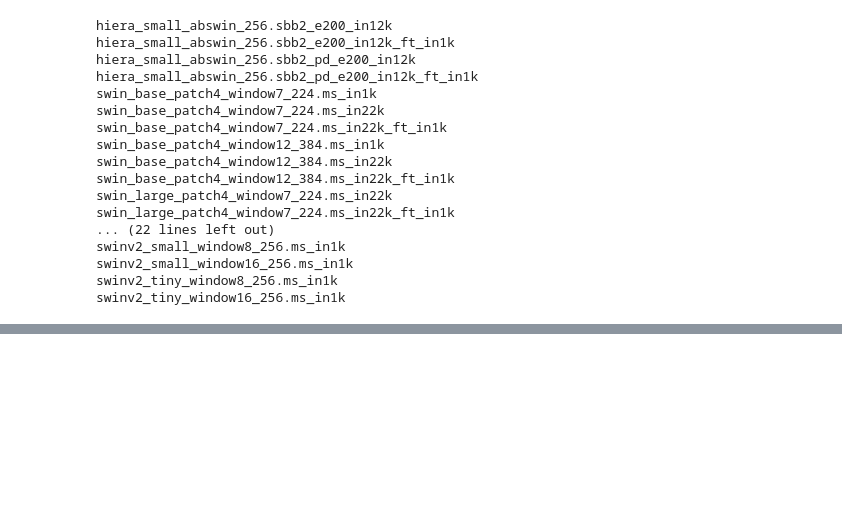
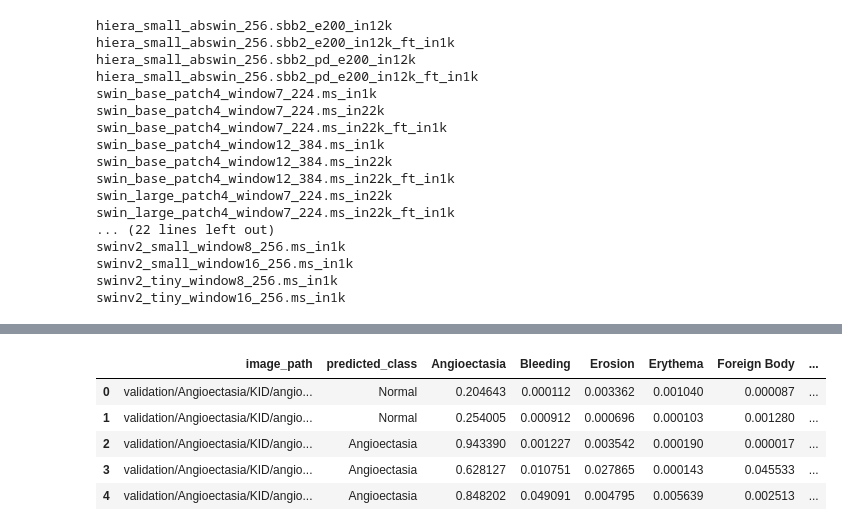
Before and after one commit to arnavs04/capsule-vision-2024, a Jupyter notebook: docs/rough.ipynb, the cells around one changed output, grey strips where cells are left out. Saved outputs shown, nothing was run; the diff lists cells and outputs as text; code cells hidden in the pictures; blank space fills up the shorter version.

```diff
--- a/docs/misc/test.ipynb
+++ b/docs/rough.ipynb
@@ -57,0 +74,14 @@ swinv2_tiny_window16_256.ms_in1k
+# %%
+# Assuming the first column is named 'file_path'
+df['image_path'] = df['image_path'].apply(lambda x: x.split('/validation', 1)[-1])
+
+# Add the leading 'validation/' back to the beginning
+df['image_path'] = 'validation' + df['image_path']
+df.head()
+# %% [output]
+|  | image_path | predicted_class | Angioectasia | Bleeding | Erosion | Erythema | Foreign Body | ... |
+| 0 | validation/Angioectasia/KID/angio... | Normal | 0.204643 | 0.000112 | 0.003362 | 0.001040 | 0.000087 | ... |
+| 1 | validation/Angioectasia/KID/angio... | Normal | 0.254005 | 0.000912 | 0.000696 | 0.000103 | 0.001280 | ... |
+| 2 | validation/Angioectasia/KID/angio... | Angioectasia | 0.943390 | 0.001227 | 0.003542 | 0.000190 | 0.000017 | ... |
+| 3 | validation/Angioectasia/KID/angio... | Angioectasia | 0.628127 | 0.010751 | 0.027865 | 0.000143 | 0.045533 | ... |
+| 4 | validation/Angioectasia/KID/angio... | Angioectasia | 0.848202 | 0.049091 | 0.004795 | 0.005639 | 0.002513 | ... |
```
Also changed, not shown: parts of 10 cells of this notebook, 7 other files.
